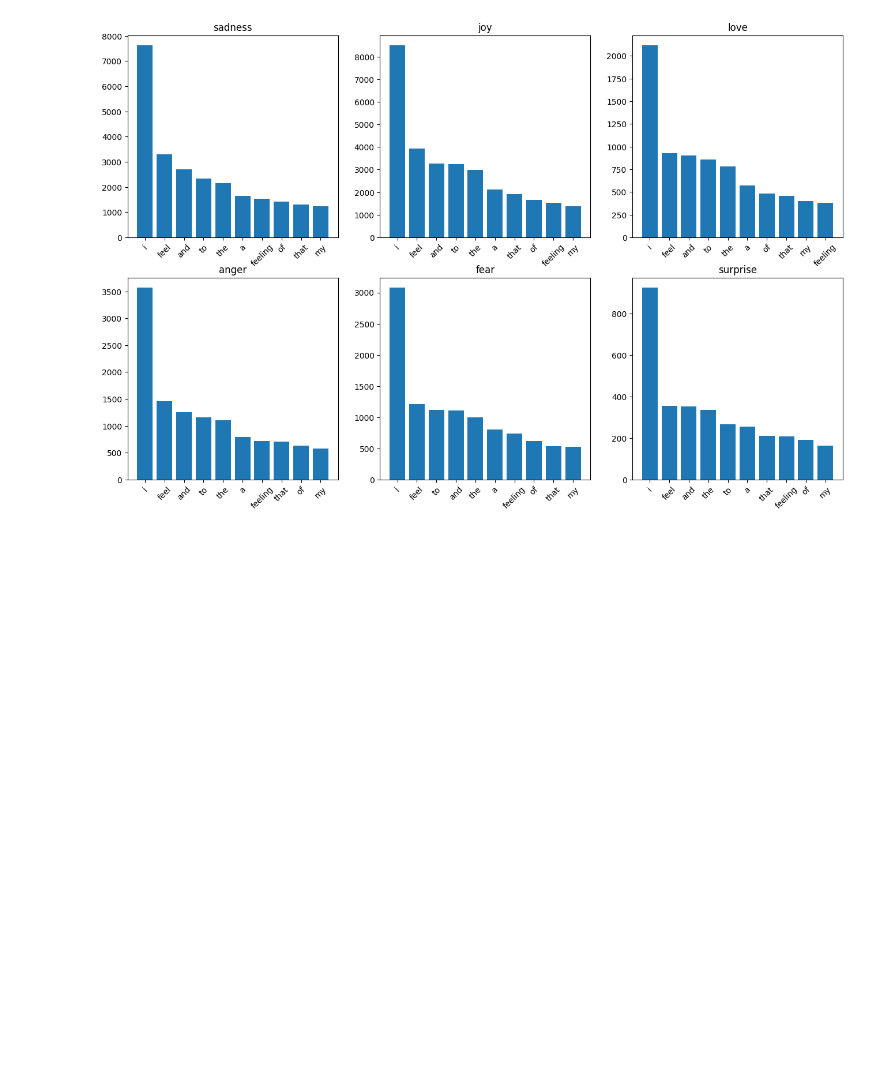
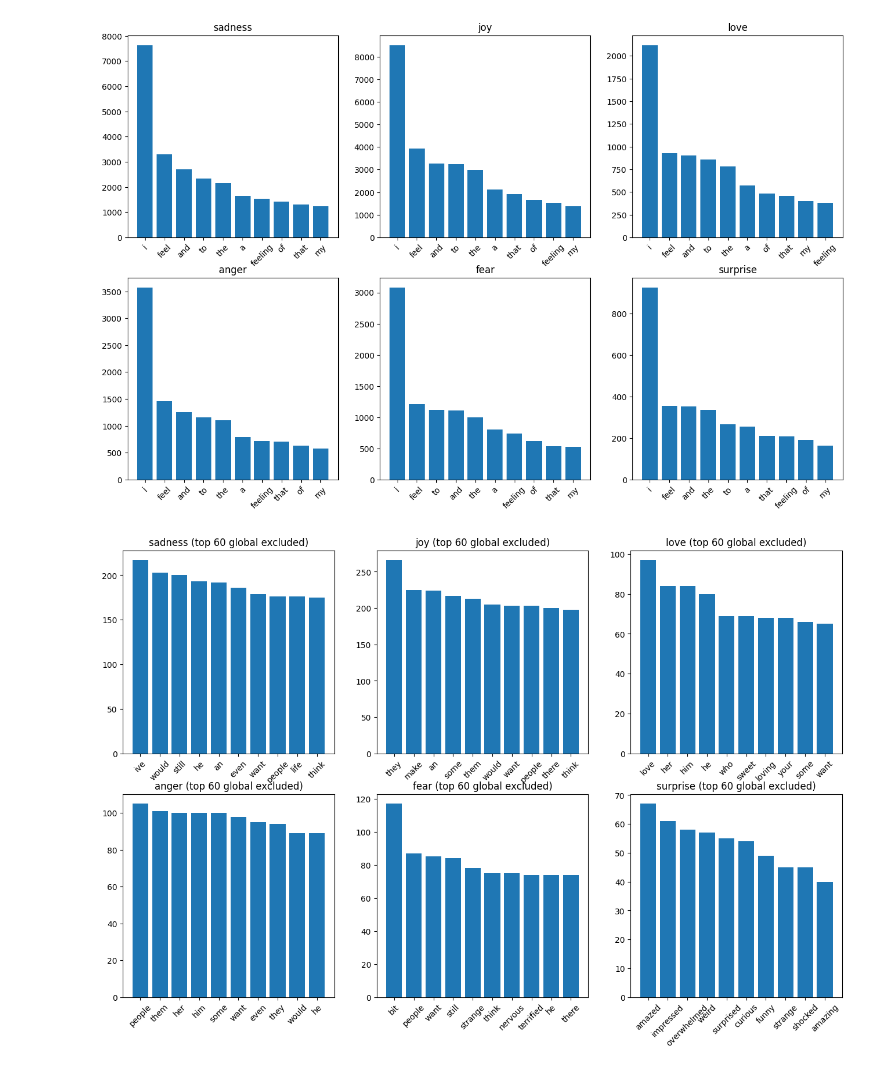
Before and after one commit to TgDSML/Movie-review-emotion-classifier, a Jupyter notebook: notebooks/analysis.ipynb, the cells around one changed output. Drawn from its saved outputs; the diff is of its cells as text; code cells hidden in the pictures; blank space fills up the shorter version.

Commit message:
Demonstration graph of exclude_top_global

```diff
--- a/notebooks/analysis.ipynb
+++ b/notebooks/analysis.ipynb
@@ -25,3 +25,7 @@ plot_length_boxplot_per_label(df)
 plot_top_words_per_label(df)
 # %% [output]
 [figure]
+# %%
+plot_top_words_per_label(df, top_k=10, exclude_top_global=60)
+# %% [output]
+[figure, added]
```
